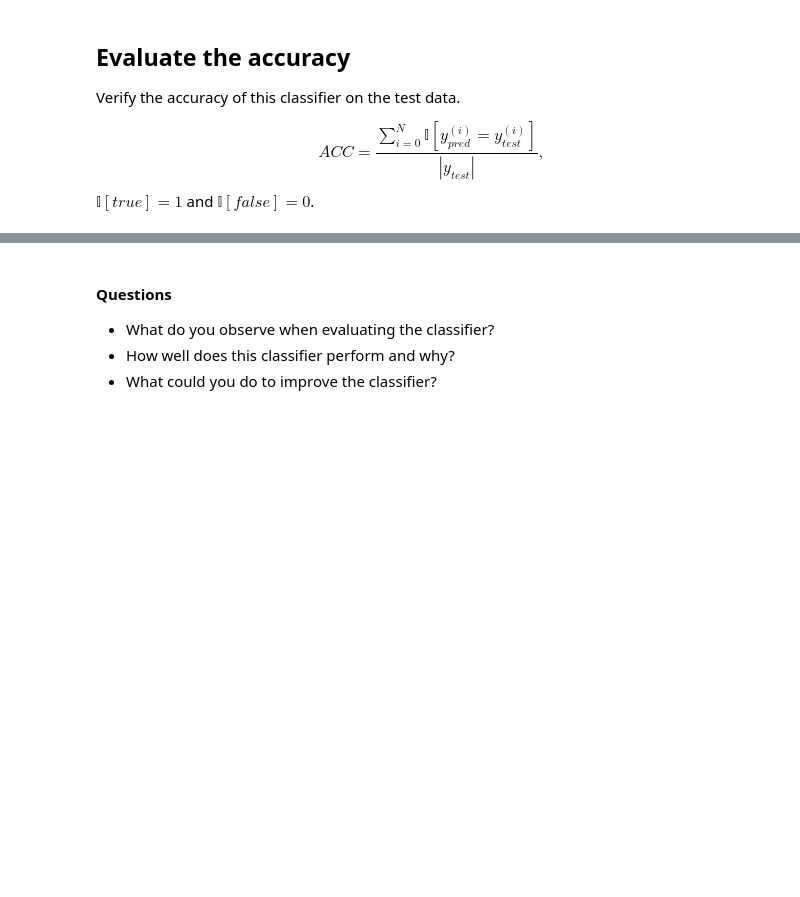
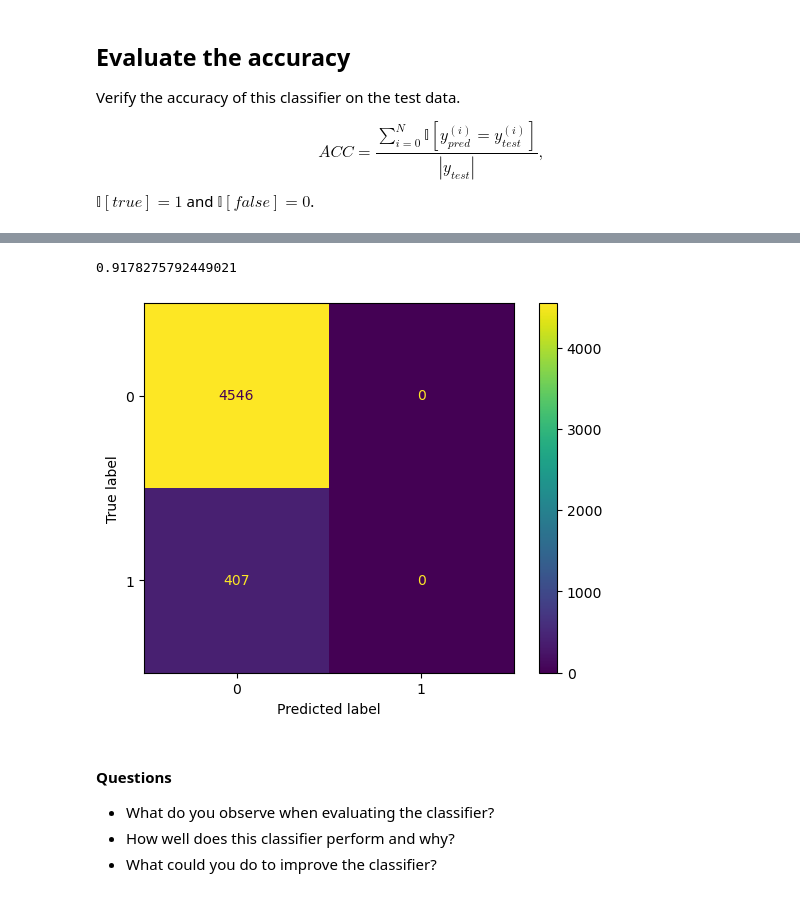
Before and after one commit to Paul-Jarschke/Probabilistic_Machine_Learning, a Jupyter notebook: exercise2_practical_paul.ipynb, the cells around one changed output, grey strips where cells are left out. Cells and saved outputs as stored; diff of their text form; code cells hidden in the pictures; blank space fills up the shorter version.

```diff
--- a/exercise2_practical_paul.ipynb
+++ b/exercise2_practical_paul.ipynb
@@ -186,3 +240,18 @@ acc = ...
+# %%
+# Evaluate prediction, if we always predict covid_test = 0
+
+# Define prediction list will all 0
+y_pred_0 = np.zeros(len(y_pred))
+
+cm =confusion_matrix(y_test, y_pred_0)
+disp = ConfusionMatrixDisplay(confusion_matrix=cm)
+disp.plot()
+
+acc = accuracy(y_pred_0,y_test)
+print(acc)
+# %% [output]
+0.9178275792449021
+[figure, added]
 # %% [markdown]
 #### Questions
 - What do you observe when evaluating the classifier?
```
Also changed, not shown: parts of 16 cells of this notebook.
